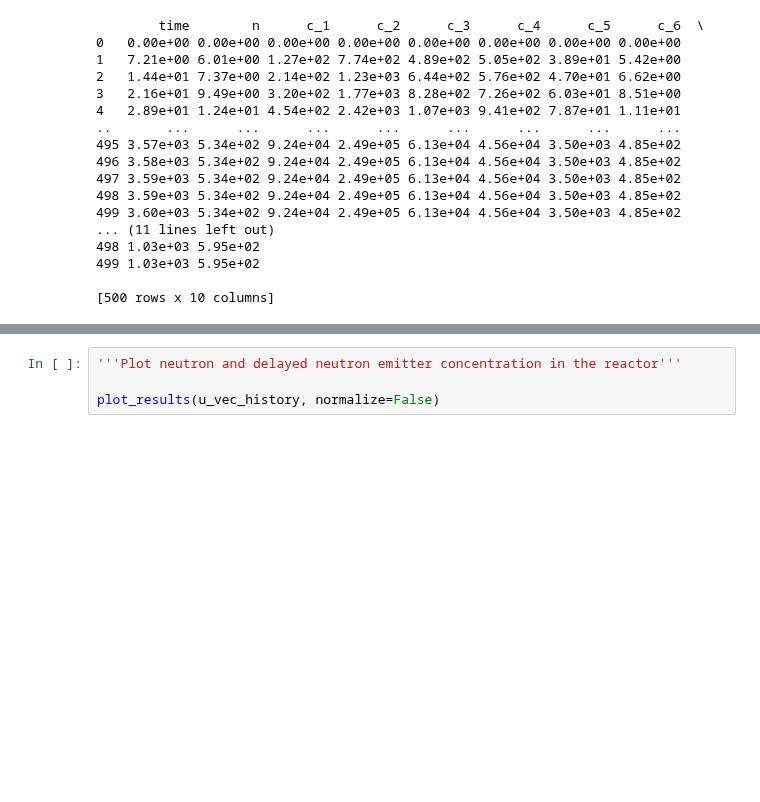
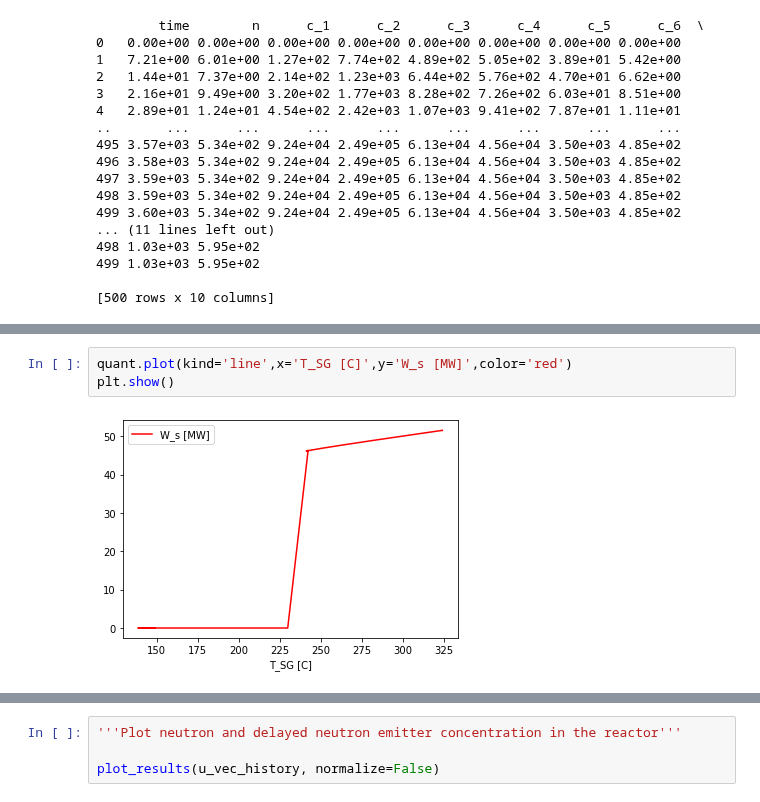
Before and after one commit to dpploy/engy-4390, a Jupyter notebook: projects/sm-pwr/project-report.ipynb, the cells around one changed output, grey strips where cells are left out. Saved outputs shown, nothing was run; the diff lists cells and outputs as text; blank space fills up the shorter version.

```diff
--- a/projects/sm-pwr/project-report.ipynb
+++ b/projects/sm-pwr/project-report.ipynb
@@ -1030,0 +1050,5 @@ quant
+# %%
+quant.plot(kind='line',x='T_SG [C]',y='W_s [MW]',color='red')
+plt.show()
+# %% [output]
+[figure, added]
```
Also changed, not shown: parts of 9 cells of this notebook.
